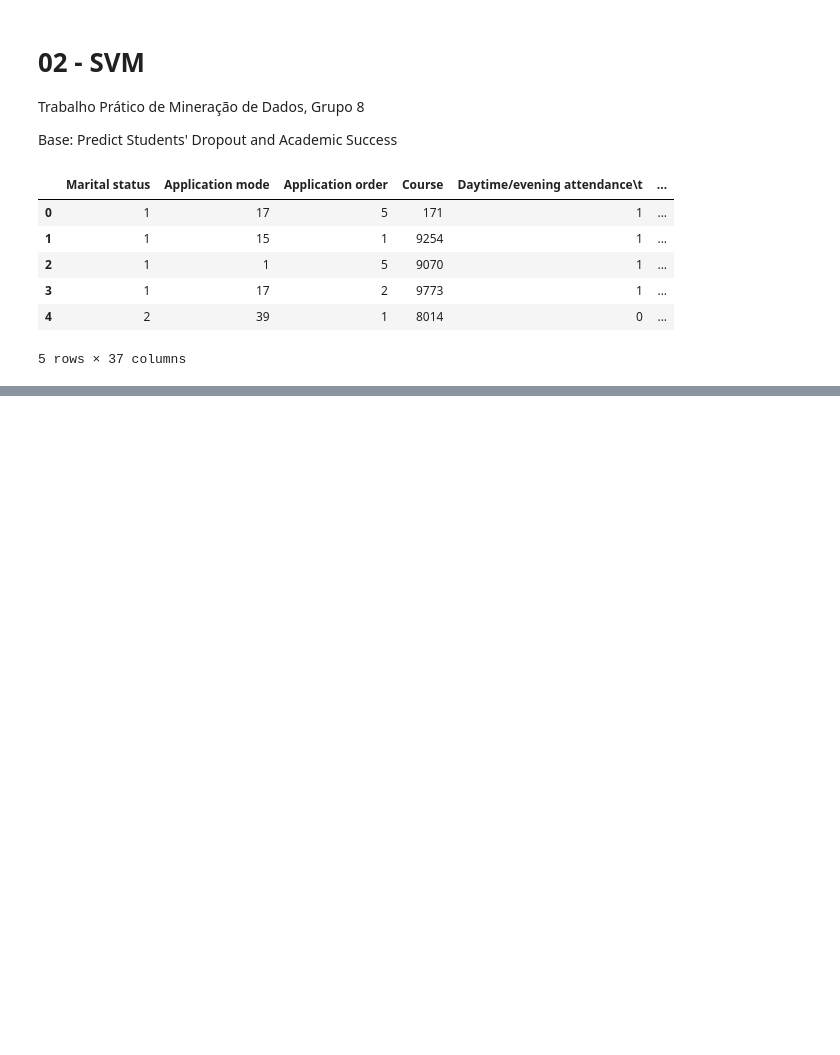
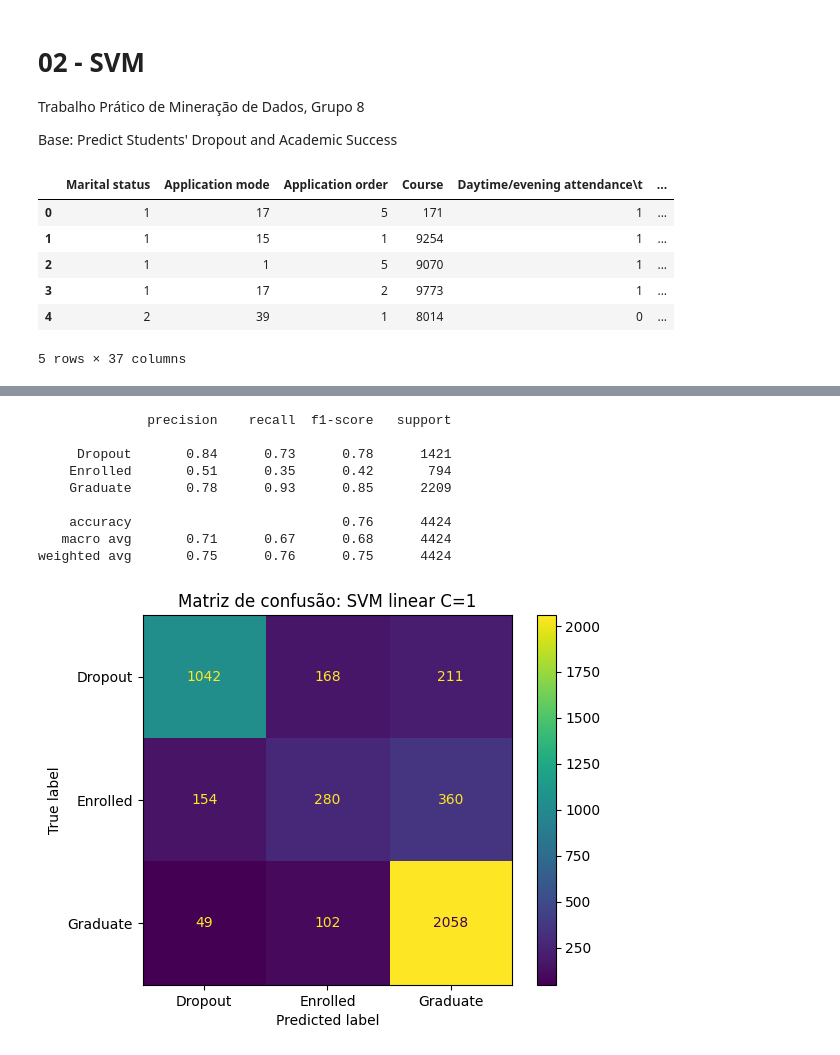
Before and after one commit to DaviComerio/trabalho-mineracao-de-dados, a Jupyter notebook: codigo/notebooks/02_svm.ipynb, the cells around one changed output, grey strips where cells are left out. Cells and saved outputs as stored; diff of their text form; code cells hidden in the pictures; blank space fills up the shorter version.

Commit message:
Adiciona treinamento e matriz de confusão

```diff
--- a/codigo/notebooks/02_svm.ipynb
+++ b/codigo/notebooks/02_svm.ipynb
@@ -23,0 +38,37 @@ dataset.head()
+# %%
+skf = StratifiedKFold(n_splits=5, shuffle=True, random_state=42)
+
+def avaliar(modelo, X, y):
+    metricas = {"acc": [], "prec": [], "rec": [], "f1": []}
+    y_true_all, y_pred_all = [], []
+    for tr, te in skf.split(X, y):
+        scaler = StandardScaler()
+        X_tr = scaler.fit_transform(X.iloc[tr])
+        X_te = scaler.transform(X.iloc[te])
+        modelo.fit(X_tr, y.iloc[tr])
+        pred = modelo.predict(X_te)
+        metricas["acc"].append(accuracy_score(y.iloc[te], pred))
+        metricas["prec"].append(precision_score(y.iloc[te], pred, average="macro"))
+        metricas["rec"].append(recall_score(y.iloc[te], pred, average="macro"))
+        metricas["f1"].append(f1_score(y.iloc[te], pred, average="macro"))
+        y_true_all.extend(y.iloc[te]); y_pred_all.extend(pred)
+    return metricas, y_true_all, y_pred_all
+# %%
+configs_svm = {
+    "linear C=1":  SVC(kernel='linear', C=1),
+    "rbf C=1":     SVC(kernel='rbf', C=1, gamma='scale'),
+    "rbf C=10":    SVC(kernel='rbf', C=10, gamma='scale'),
+    "poly C=1":    SVC(kernel='poly', C=1, gamma='scale'),
+}
+
+linhas, previsoes = [], {}
+for nome, modelo in configs_svm.items():
+    m, yt, yp = avaliar(modelo, X, y)
+    previsoes[nome] = (yt, yp)
+    linhas.append({"Config": nome,
+                   "Acurácia": f"{np.mean(m['acc']):.4f} ± {np.std(m['acc']):.4f}",
+                   "Precisão (macro)": f"{np.mean(m['prec']):.4f}",
+                   "Revocação (macro)": f"{np.mean(m['rec']):.4f}",
+                   "F1 (macro)": f"{np.mean(m['f1']):.4f}"})
+resumo = pd.DataFrame(linhas)
+resumo
@@ -23,0 +81,18 @@ dataset.head()
+# %%
+melhor = "linear C=1"
+yt, yp = previsoes[melhor]
+print(classification_report(yt, yp))
+ConfusionMatrixDisplay.from_predictions(yt, yp)
+plt.title(f"Matriz de confusão: SVM {melhor}")
+plt.show()
+# %% [output]
+              precision    recall  f1-score   support
+
+     Dropout       0.84      0.73      0.78      1421
+    Enrolled       0.51      0.35      0.42       794
+    Graduate       0.78      0.93      0.85      2209
+
+    accuracy                           0.76      4424
+   macro avg       0.71      0.67      0.68      4424
+weighted avg       0.75      0.76      0.75      4424
+[figure, added]
```
Also changed, not shown: parts of 3 cells of this notebook.
